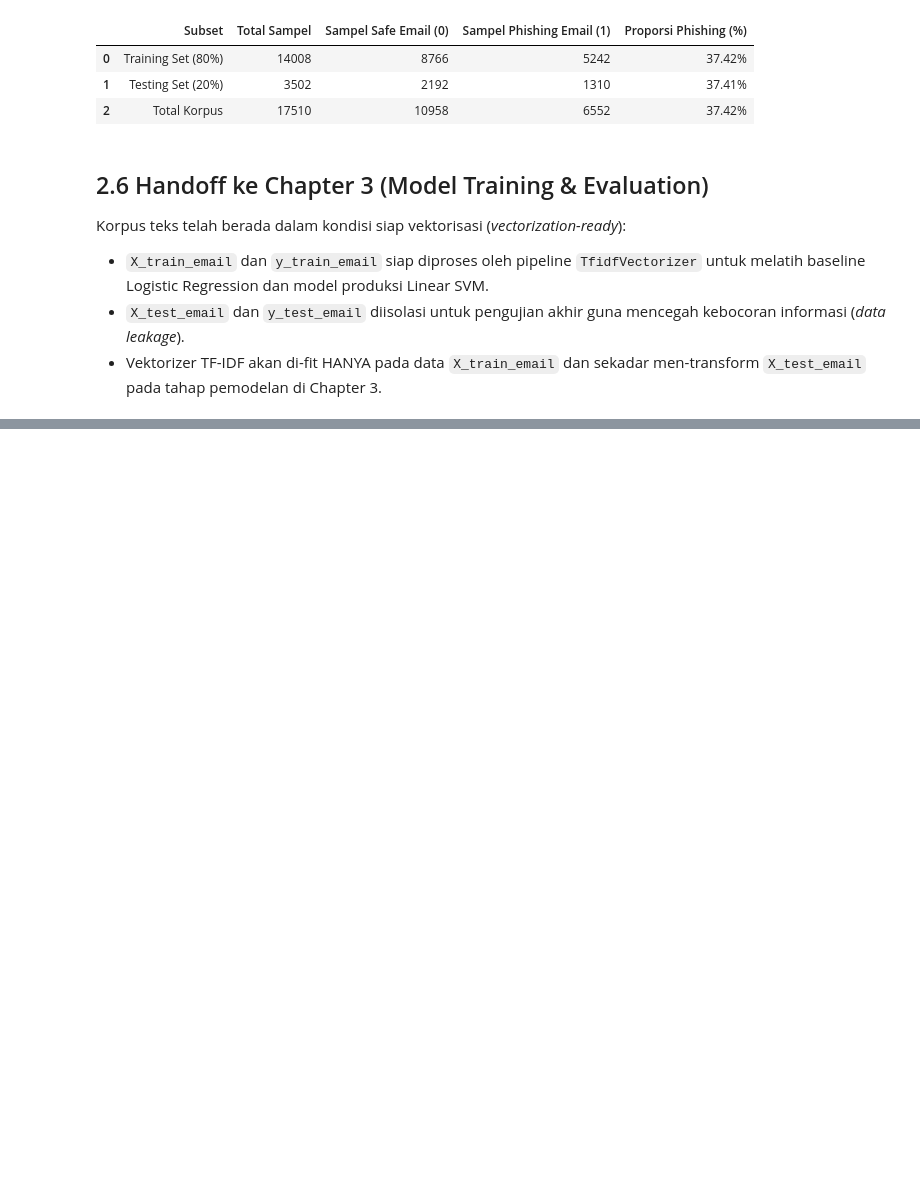
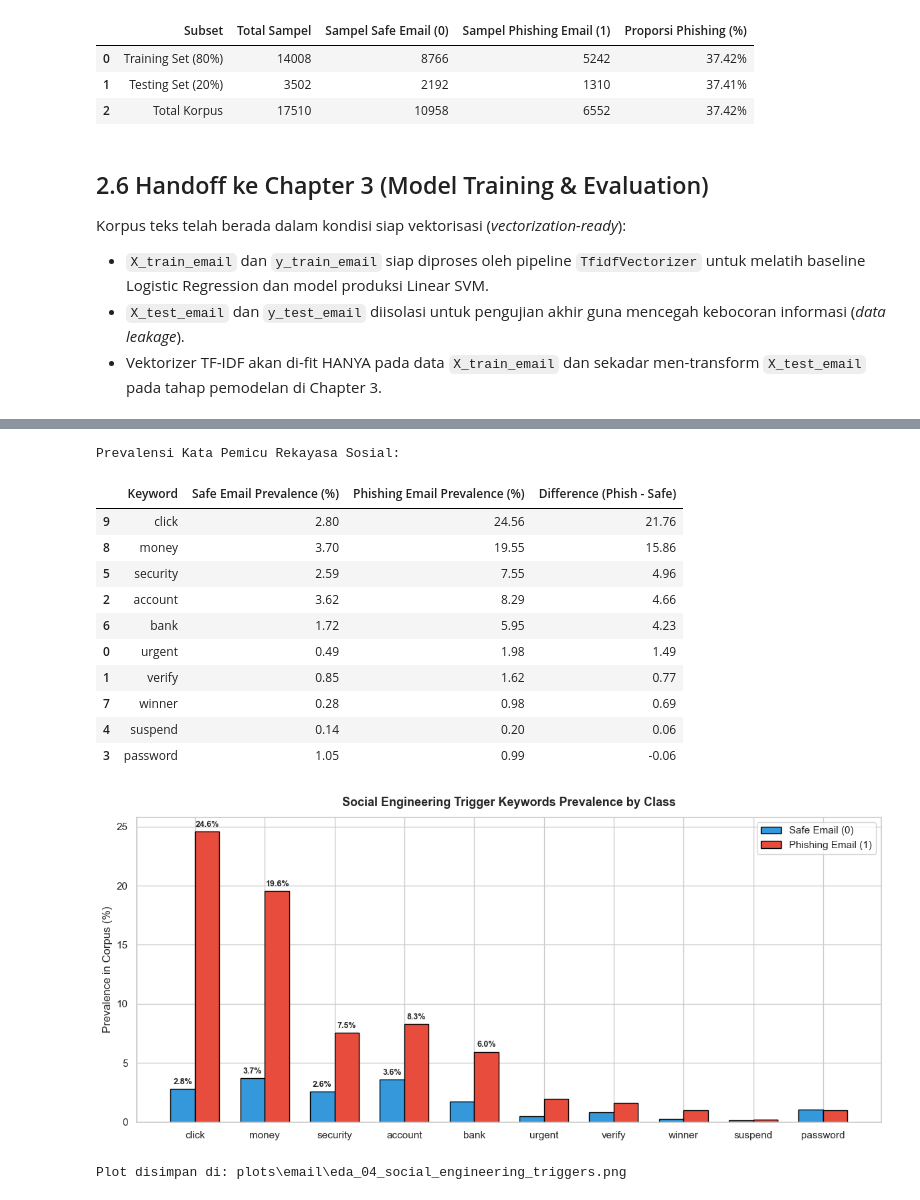
Before and after one commit to fathirrizkifadillah/PhisGuard_Model_Training, a Jupyter notebook: email.ipynb, the cells around one changed output, grey strips where cells are left out. Drawn from its saved outputs; the diff is of its cells as text; code cells hidden in the pictures; blank space fills up the shorter version.

```diff
--- a/email.ipynb
+++ b/email.ipynb
@@ -700,0 +905,61 @@ Korpus teks telah berada dalam kondisi siap vektorisasi (*vectorization-ready*):
+# %%
+trigger_keywords = ['urgent', 'verify', 'account', 'password', 'suspend', 'security', 'bank', 'winner', 'money', 'click']
+
+trigger_stats = []
+for kw in trigger_keywords:
+    pattern = rf'\b{kw}\b'
+    safe_pct = df_clean_email[df_clean_email['is_phishing'] == 0]['cleaned_text'].str.contains(pattern, regex=True).mean() * 100
+    phish_pct = df_clean_email[df_clean_email['is_phishing'] == 1]['cleaned_text'].str.contains(pattern, regex=True).mean() * 100
+    trigger_stats.append({
+        'Keyword': kw,
+        'Safe Email Prevalence (%)': round(safe_pct, 2),
+        'Phishing Email Prevalence (%)': round(phish_pct, 2),
+        'Difference (Phish - Safe)': round(phish_pct - safe_pct, 2)
+    })
+
+trigger_df = pd.DataFrame(trigger_stats).sort_values(by='Difference (Phish - Safe)', ascending=False)
+print("Prevalensi Kata Pemicu Rekayasa Sosial:")
+display(trigger_df)
+
+# Visualisasi Bar Chart
+fig, ax = plt.subplots(figsize=(12, 5.5))
+x = np.arange(len(trigger_df))
+width = 0.35
+
+rects1 = ax.bar(x - width/2, trigger_df['Safe Email Prevalence (%)'], width,
+                label='Safe Email (0)', color='#3498db', edgecolor='black')
+rects2 = ax.bar(x + width/2, trigger_df['Phishing Email Prevalence (%)'], width,
+                label='Phishing Email (1)', color='#e74c3c', edgecolor='black')
+
+ax.set_ylabel('Prevalence in Corpus (%)')
+ax.set_title('Social Engineering Trigger Keywords Prevalence by Class', fontsize=13, fontweight='bold', pad=12)
+ax.set_xticks(x)
+ax.set_xticklabels(trigger_df['Keyword'], fontsize=11)
+ax.legend()
+
+for rect in list(rects1) + list(rects2):
+    h = rect.get_height()
+    if h > 2:
+        ax.annotate(f'{h:.1f}%', xy=(rect.get_x() + rect.get_width() / 2, h),
+                    xytext=(0, 3), textcoords='offset points', ha='center', va='bottom', fontsize=9, fontweight='bold')
+
+plt.tight_layout()
+eda_file4 = EDA_PLOT_DIR / 'eda_04_social_engineering_triggers.png'
+plt.savefig(eda_file4, dpi=200, bbox_inches='tight')
+plt.show()
+print(f"Plot disimpan di: {eda_file4}")
+# %% [output]
+Prevalensi Kata Pemicu Rekayasa Sosial:
+|  | Keyword | Safe Email Prevalence (%) | Phishing Email Prevalence (%) | Difference (Phish - Safe) |
+| 9 | click | 2.80 | 24.56 | 21.76 |
+| 8 | money | 3.70 | 19.55 | 15.86 |
+| 5 | security | 2.59 | 7.55 | 4.96 |
+| 2 | account | 3.62 | 8.29 | 4.66 |
+| 6 | bank | 1.72 | 5.95 | 4.23 |
+| 0 | urgent | 0.49 | 1.98 | 1.49 |
+| 1 | verify | 0.85 | 1.62 | 0.77 |
+| 7 | winner | 0.28 | 0.98 | 0.69 |
+| 4 | suspend | 0.14 | 0.20 | 0.06 |
+| 3 | password | 1.05 | 0.99 | -0.06 |
+[figure, added]
+Plot disimpan di: plots\email\eda_04_social_engineering_triggers.png
```
Also changed, not shown: parts of 11 cells of this notebook, 11 other files.
